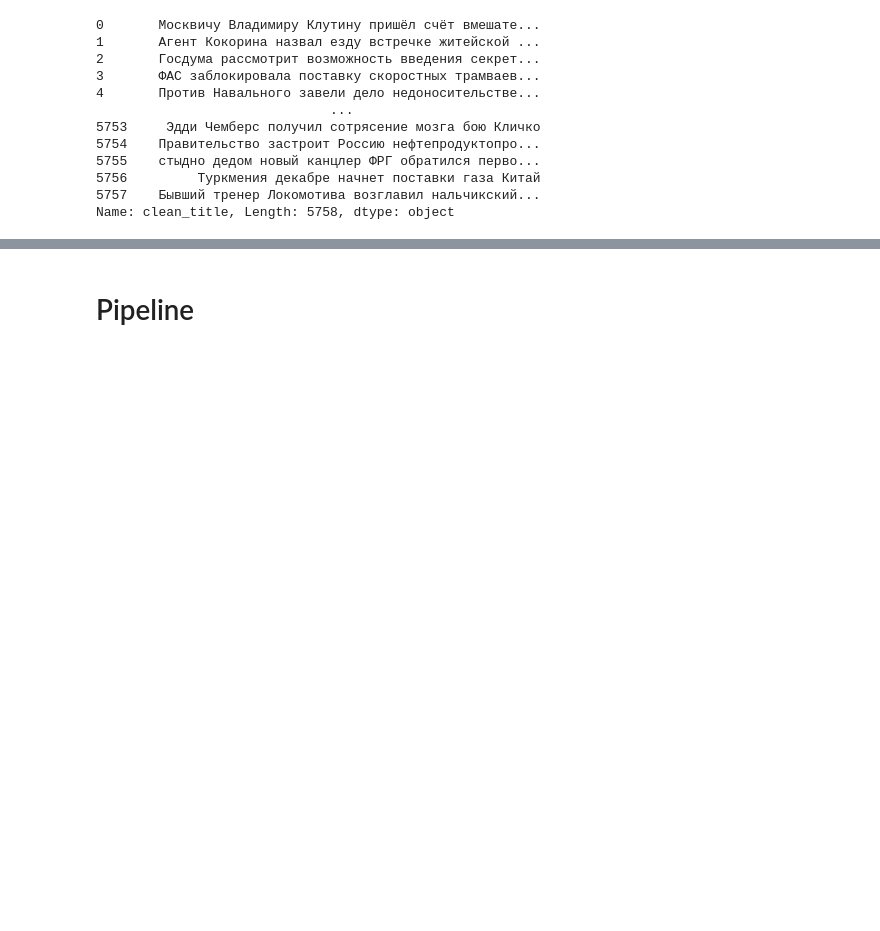
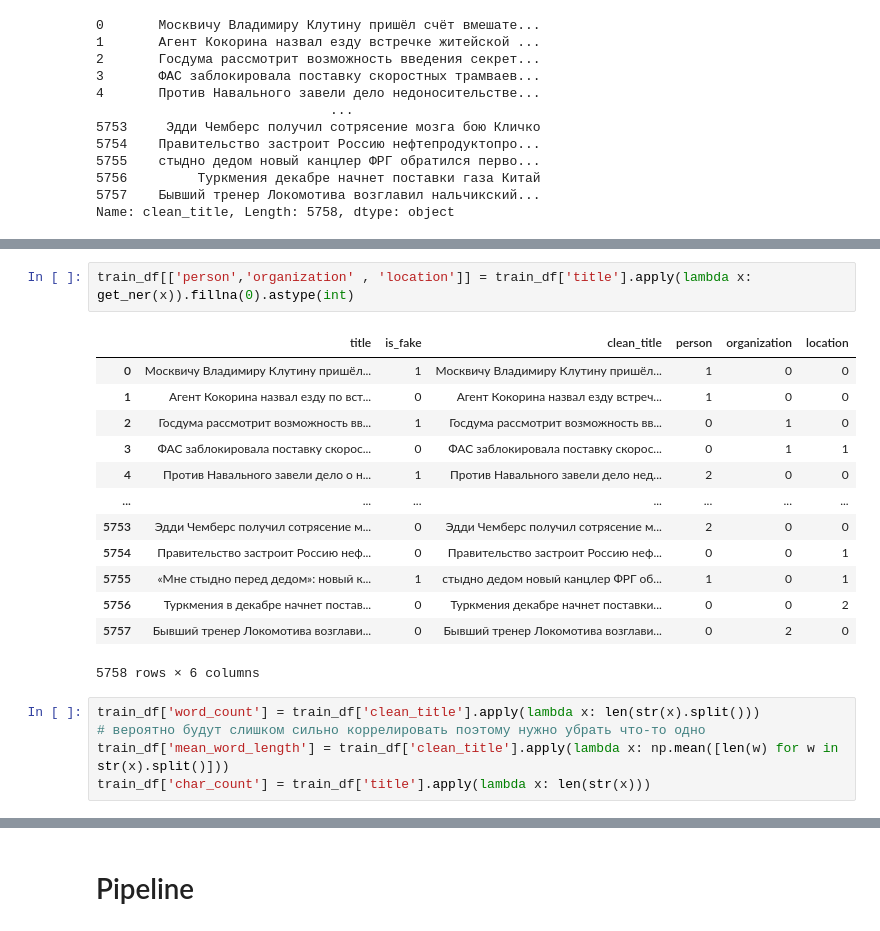
Before and after one commit to yummyKnight/KontourTestTask, a Jupyter notebook: notebooks/make_models.ipynb, the cells around one changed output, grey strips where cells are left out. Saved outputs shown, nothing was run; the diff lists cells and outputs as text; blank space fills up the shorter version.

```diff
--- a/notebooks/make_models.ipynb
+++ b/notebooks/make_models.ipynb
@@ -79,0 +94,21 @@ Name: clean_title, Length: 5758, dtype: object
+# %%
+train_df[['person','organization' , 'location']] = train_df['title'].apply(lambda x: get_ner(x)).fillna(0).astype(int)
+# %% [output]
+|  | title | is_fake | clean_title | person | organization | location |
+| 0 | Москвичу Владимиру Клутину пришёл... | 1 | Москвичу Владимиру Клутину пришёл... | 1 | 0 | 0 |
+| 1 | Агент Кокорина назвал езду по вст... | 0 | Агент Кокорина назвал езду встреч... | 1 | 0 | 0 |
+| 2 | Госдума рассмотрит возможность вв... | 1 | Госдума рассмотрит возможность вв... | 0 | 1 | 0 |
+| 3 | ФАС заблокировала поставку скорос... | 0 | ФАС заблокировала поставку скорос... | 0 | 1 | 1 |
+| 4 | Против Навального завели дело о н... | 1 | Против Навального завели дело нед... | 2 | 0 | 0 |
+| ... | ... | ... | ... | ... | ... | ... |
+| 5753 | Эдди Чемберс получил сотрясение м... | 0 | Эдди Чемберс получил сотрясение м... | 2 | 0 | 0 |
+| 5754 | Правительство застроит Россию неф... | 0 | Правительство застроит Россию неф... | 0 | 0 | 1 |
+| 5755 | «Мне стыдно перед дедом»: новый к... | 1 | стыдно дедом новый канцлер ФРГ об... | 1 | 0 | 1 |
+| 5756 | Туркмения в декабре начнет постав... | 0 | Туркмения декабре начнет поставки... | 0 | 0 | 2 |
+| 5757 | Бывший тренер Локомотива возглави... | 0 | Бывший тренер Локомотива возглави... | 0 | 2 | 0 |
+5758 rows × 6 columns
+# %%
+train_df['word_count'] = train_df['clean_title'].apply(lambda x: len(str(x).split()))
+# вероятно будут слишком сильно коррелировать поэтому нужно убрать что-то одно
+train_df['mean_word_length'] = train_df['clean_title'].apply(lambda x: np.mean([len(w) for w in str(x).split()]))
+train_df['char_count'] = train_df['title'].apply(lambda x: len(str(x)))
```
Also changed, not shown: parts of 9 cells of this notebook, 2 other files.
